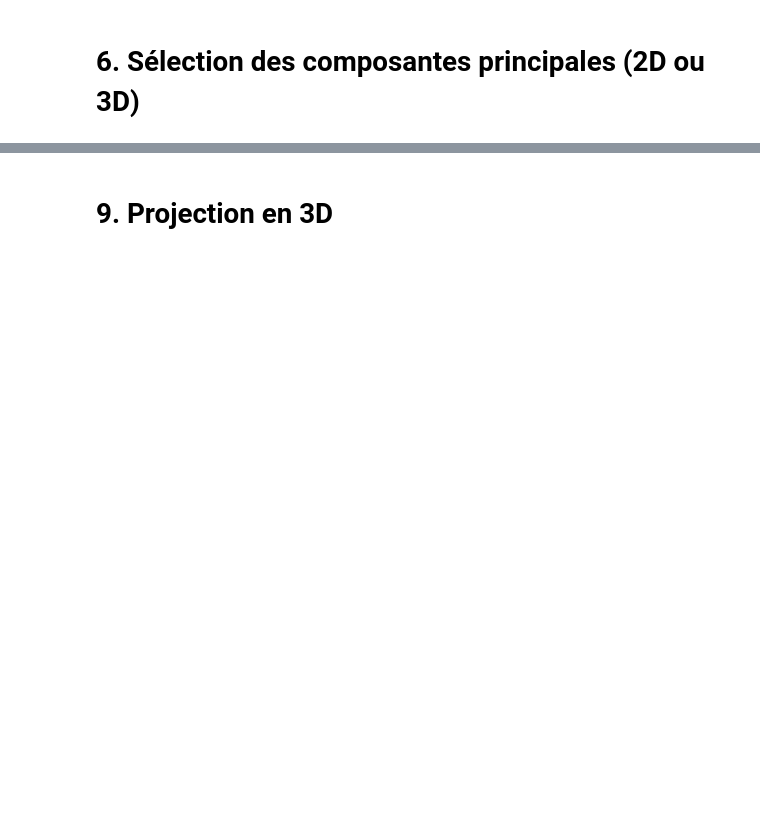
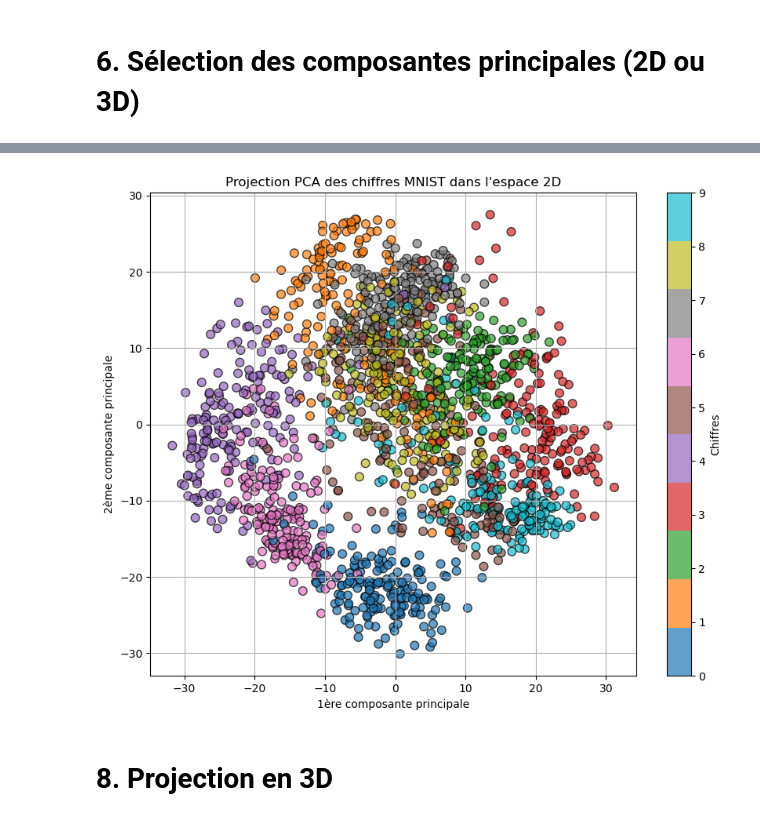
Before and after one commit to Mihavana/mini-projet-mnist_pca, a Jupyter notebook: ACP_Projet_MNIST.ipynb, the cells around one changed output, grey strips where cells are left out. Drawn from its saved outputs; the diff is of its cells as text; code cells hidden in the pictures; blank space fills up the shorter version.

Commit message:
Premier correction, 1-8

```diff
--- a/ACP_Projet_MNIST.ipynb
+++ b/ACP_Projet_MNIST.ipynb
@@ -44,6 +64,6 @@ y = digits.target  # étiquettes de 0 à 9  # données (1797,)
 mean = np.mean(X, axis=0)
 
 # Centrage de X
-X_centered = X - mean
+X_centre = X - mean
 # %% [markdown]
 # 4. Calcul de la matrice de covariance
@@ -50,3 +84,4 @@ X_centered = X - mean
 # %%
-n_samples = X_centered.shape[0]
+n_samples = X_centre.shape[0]
 cov_matrix = (1 / (n_samples - 1)) * X_centered.T @ X_centered
+cov_matrix
@@ -63,0 +145,14 @@ eig_vecs = eig_vecs[:, sorted_idx]
+# %%
+# 1. Trier les valeurs propres et vecteurs propres par ordre décroissant
+valeurs_propres_ordre = np.argsort(valeurs_propres)[::-1]  # indices triés des plus grandes valeurs propres
+valeurs_propres = valeurs_propres[valeurs_propres_ordre]
+vecteurs_propres = vecteurs_propres[:, valeurs_propres_ordre]
+
+# 2. Sélectionner les deux premiers vecteurs propres (composantes principales)
+vecteurs_principaux = vecteurs_propres[:, :2]  # shape (64, 2)
+
+# 3. Projeter les données centrées dans le nouvel espace 2D
+X_projete_2D = X_centre @ vecteurs_principaux  # shape (n_samples, 2)
+
+# Afficher les dimensions de la projection pour vérification
+print("Dimensions des données projetées :", X_projete_2D.shape)
@@ -68,2 +177,27 @@ eig_vecs = eig_vecs[:, sorted_idx]
+# %%
+# X_projete_2D : matrice des données projetées en 2D (n_samples x 2)
+# digits.target : vecteur des labels (classes) des images
+
+plt.figure(figsize=(10, 8))
+
+# Scatter plot des données projetées
+scatter = plt.scatter(
+    X_projete_2D[:, 0],   # coordonnée sur la 1ère composante principale
+    X_projete_2D[:, 1],   # coordonnée sur la 2ème composante principale
+    c=digits.target,      # couleurs selon la classe des chiffres
+    cmap='tab10',         # palette de couleurs distinctes (10 classes)
+    alpha=0.7,
+    edgecolor='k',
+    s=60
+)
+
+plt.xlabel('1ère composante principale')
+plt.ylabel('2ème composante principale')
+plt.title("Projection PCA des chiffres MNIST dans l'espace 2D")
+plt.colorbar(scatter, ticks=range(10), label='Chiffres')
+plt.grid(True)
+plt.show()
+# %% [output]
+[figure, added]
 # %% [markdown]
-# 9. Projection en 3D
+# 8. Projection en 3D
```
Also changed, not shown: parts of 13 cells of this notebook.
